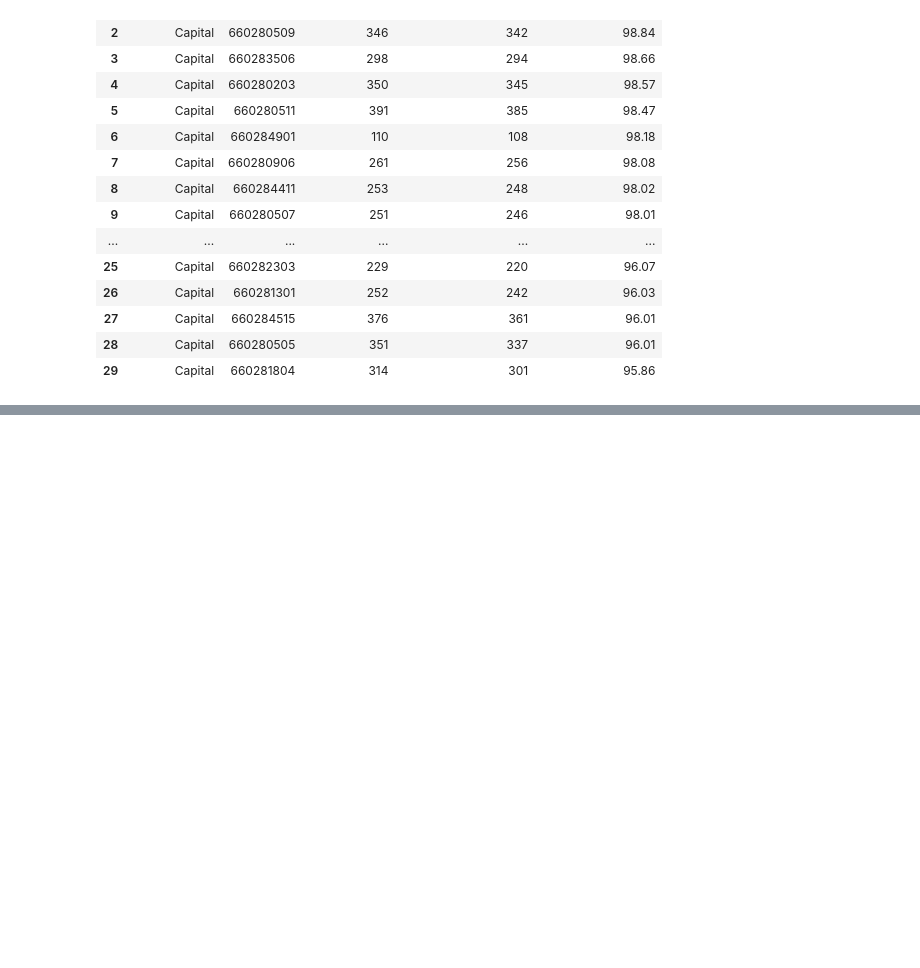
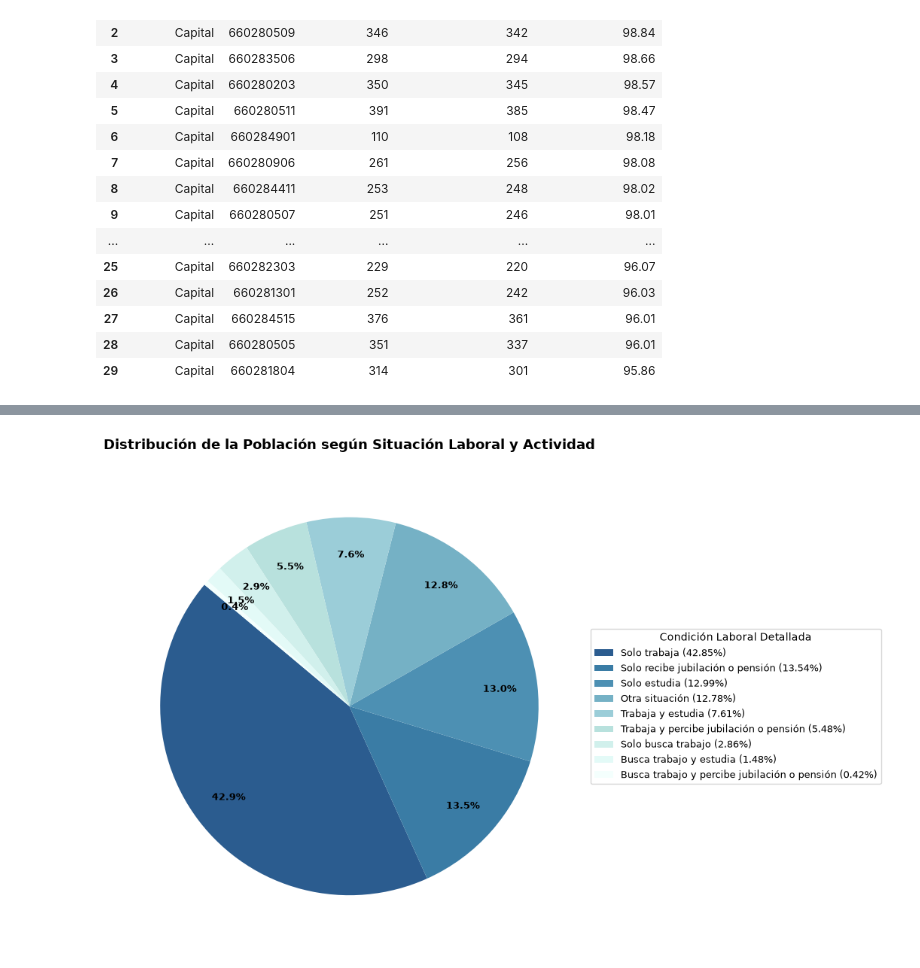
Before and after one commit to turkoModad/censo-pipeline-geoanalytics, a Jupyter notebook: consultas.ipynb, the cells around one changed output, grey strips where cells are left out. Saved outputs shown, nothing was run; the diff lists cells and outputs as text; code cells hidden in the pictures; blank space fills up the shorter version.

Commit message:
agregue query condicion laboral detallada con grafico

```diff
--- a/consultas.ipynb
+++ b/consultas.ipynb
@@ -535,0 +568,38 @@ print('Mapa de inclusión digital por radio censal generado')
+# %%
+etiquetas = df_resultado["condicion_laboral_detallada"]
+valores = df_resultado["total_personas"]
+porcentajes = df_resultado["porcentaje"]
+
+colores = [
+    "#2b5c8f", "#3a7ca5", "#4d90b3", "#75b1c5", "#9bcdd8",
+    "#b8e1dd", "#d1f0ec", "#e3faf7", "#f4fffd"
+]
+
+plt.figure(figsize=(11, 7), dpi=100)
+
+wedges, texts, autotexts = plt.pie(
+    valores,
+    autopct='%1.1f%%',
+    startangle=140,
+    colors=colores,
+    pctdistance=0.80,
+    textprops=dict(color="black", weight="bold", size=9)
+)
+
+leyenda_etiquetas = [f"{lbl} ({pct}%)" for lbl, pct in zip(etiquetas, porcentajes)]
+
+plt.legend(
+    wedges,
+    leyenda_etiquetas,
+    title="Condición Laboral Detallada",
+    loc="center left",
+    bbox_to_anchor=(1, 0, 0.5, 1),
+    fontsize=9,
+    title_fontsize=10
+)
+
+plt.title("Distribución de la Población según Situación Laboral y Actividad", fontsize=13, weight="bold", pad=20)
+plt.tight_layout()
+plt.show()
+# %% [output]
+[figure, added]
```
Also changed, not shown: parts of 2 cells of this notebook, 4 other files.
